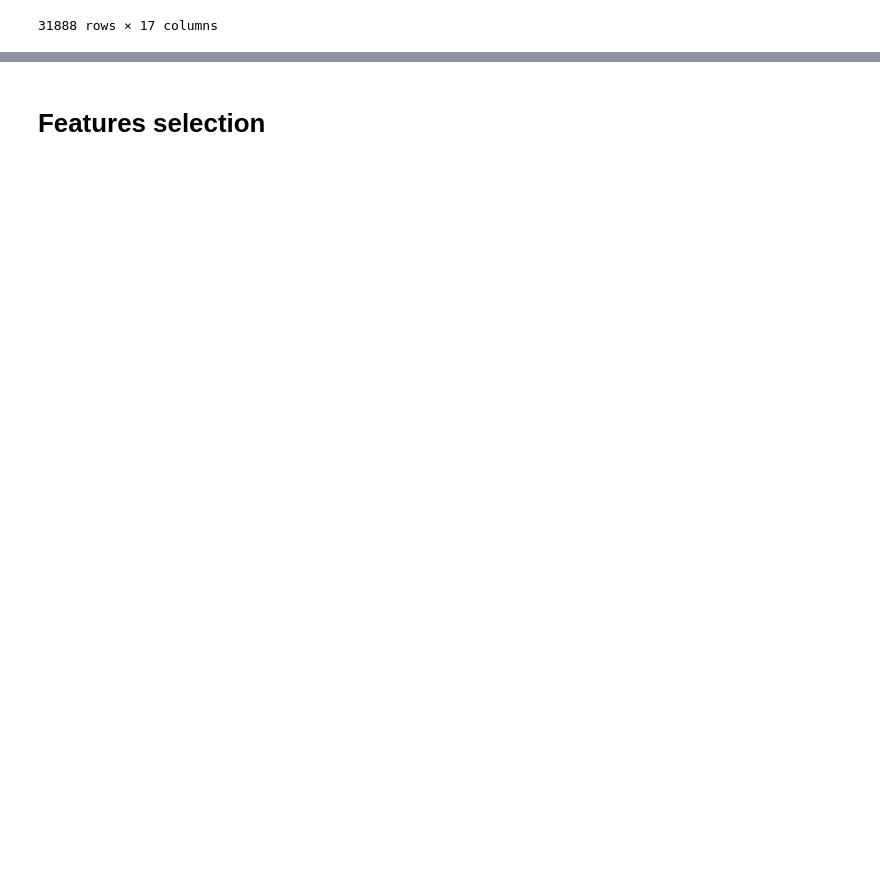
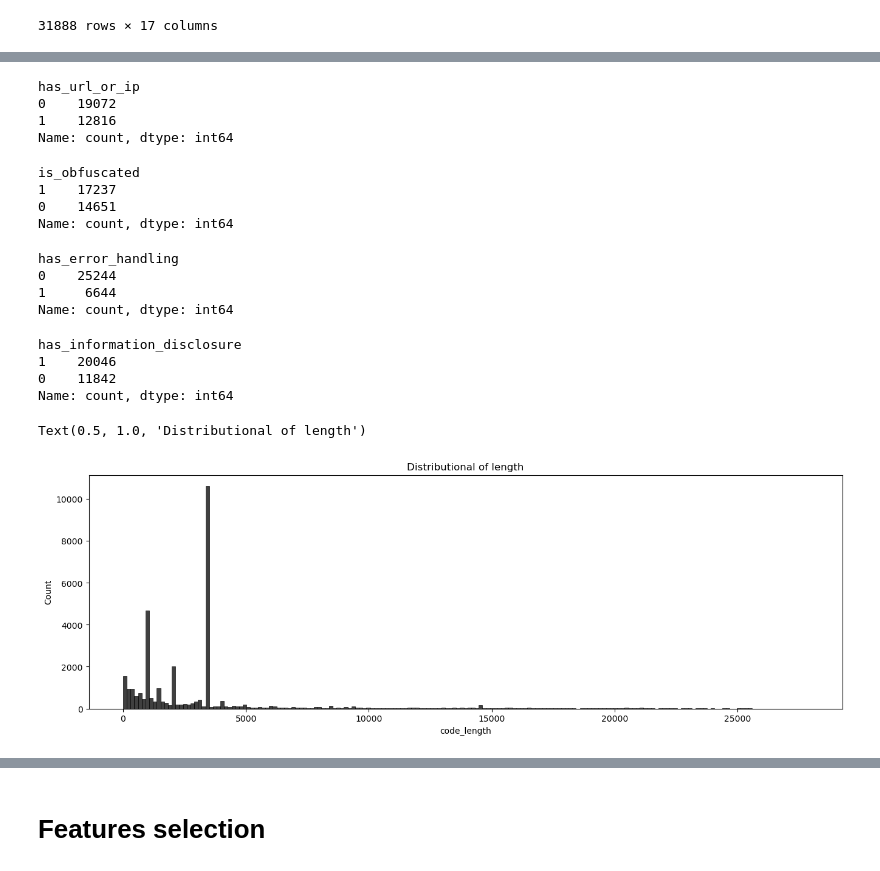
Before and after one commit to TaliaSeada/macro_competition, a Jupyter notebook: macro_competition.ipynb, the cells around one changed output, grey strips where cells are left out. Drawn from its saved outputs; the diff is of its cells as text; code cells hidden in the pictures; blank space fills up the shorter version.

```diff
--- a/macro_competition.ipynb
+++ b/macro_competition.ipynb
@@ -528,0 +439,35 @@ train_df
+# %%
+train_df['has_url_or_ip'].value_counts()
+# %% [output]
+has_url_or_ip
+0    19072
+1    12816
+Name: count, dtype: int64
+# %%
+train_df['is_obfuscated'].value_counts()
+# %% [output]
+is_obfuscated
+1    17237
+0    14651
+Name: count, dtype: int64
+# %%
+train_df['has_error_handling'].value_counts()
+# %% [output]
+has_error_handling
+0    25244
+1     6644
+Name: count, dtype: int64
+# %%
+train_df['has_information_disclosure'].value_counts()
+# %% [output]
+has_information_disclosure
+1    20046
+0    11842
+Name: count, dtype: int64
+# %%
+f, axes = plt.subplots(1,1, figsize = (16, 5))
+g1 = sns.histplot(train_df['code_length'], color="black",ax = axes)
+plt.title("Distributional of length")
+# %% [output]
+Text(0.5, 1.0, 'Distributional of length')
+[figure, added]
```
Also changed, not shown: parts of 87 cells of this notebook.
